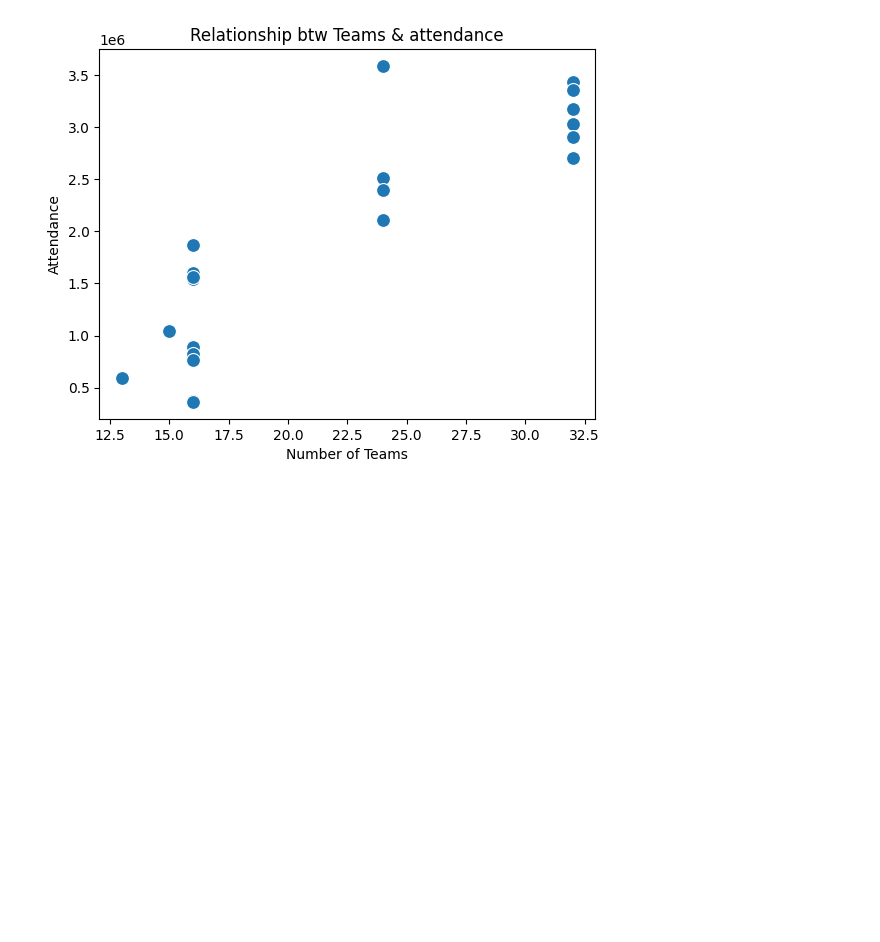
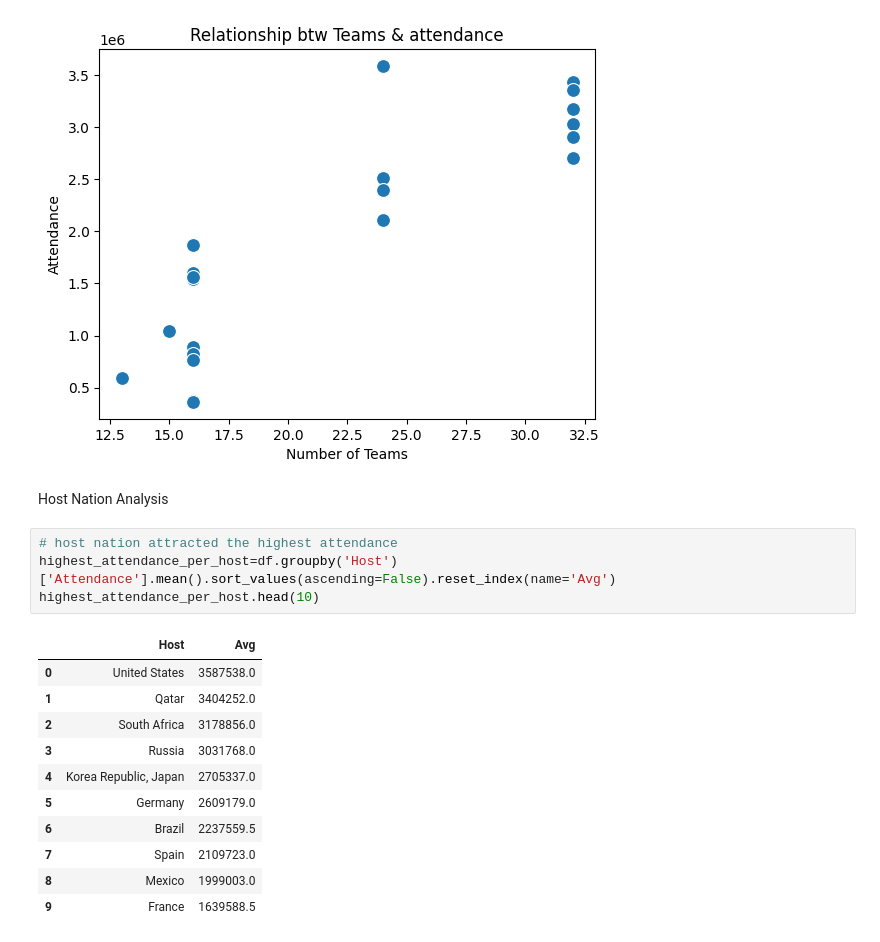
Before and after one commit to ShlokGadhave/l-Football-Analytics-Match-Performance-Goal-Scoring-Insights, a Jupyter notebook: World_Cups.ipynb, the cells around one changed output. Cells and saved outputs as stored; diff of their text form; blank space fills up the shorter version.

```diff
--- a/World_Cups.ipynb
+++ b/World_Cups.ipynb
@@ -320,3 +320,21 @@ plt.ylabel('Attendance')
 # %% [output]
 Text(0, 0.5, 'Attendance')
 [figure]
+# %% [markdown]
+Host Nation Analysis
+# %%
+# host nation attracted the highest attendance
+highest_attendance_per_host=df.groupby('Host')['Attendance'].mean().sort_values(ascending=False).reset_index(name='Avg')
+highest_attendance_per_host.head(10)
+# %% [output]
+|  | Host | Avg |
+| 0 | United States | 3587538.0 |
+| 1 | Qatar | 3404252.0 |
+| 2 | South Africa | 3178856.0 |
+| 3 | Russia | 3031768.0 |
+| 4 | Korea Republic, Japan | 2705337.0 |
+| 5 | Germany | 2609179.0 |
+| 6 | Brazil | 2237559.5 |
+| 7 | Spain | 2109723.0 |
+| 8 | Mexico | 1999003.0 |
+| 9 | France | 1639588.5 |
```
Also changed, not shown: parts of 4 cells of this notebook.
